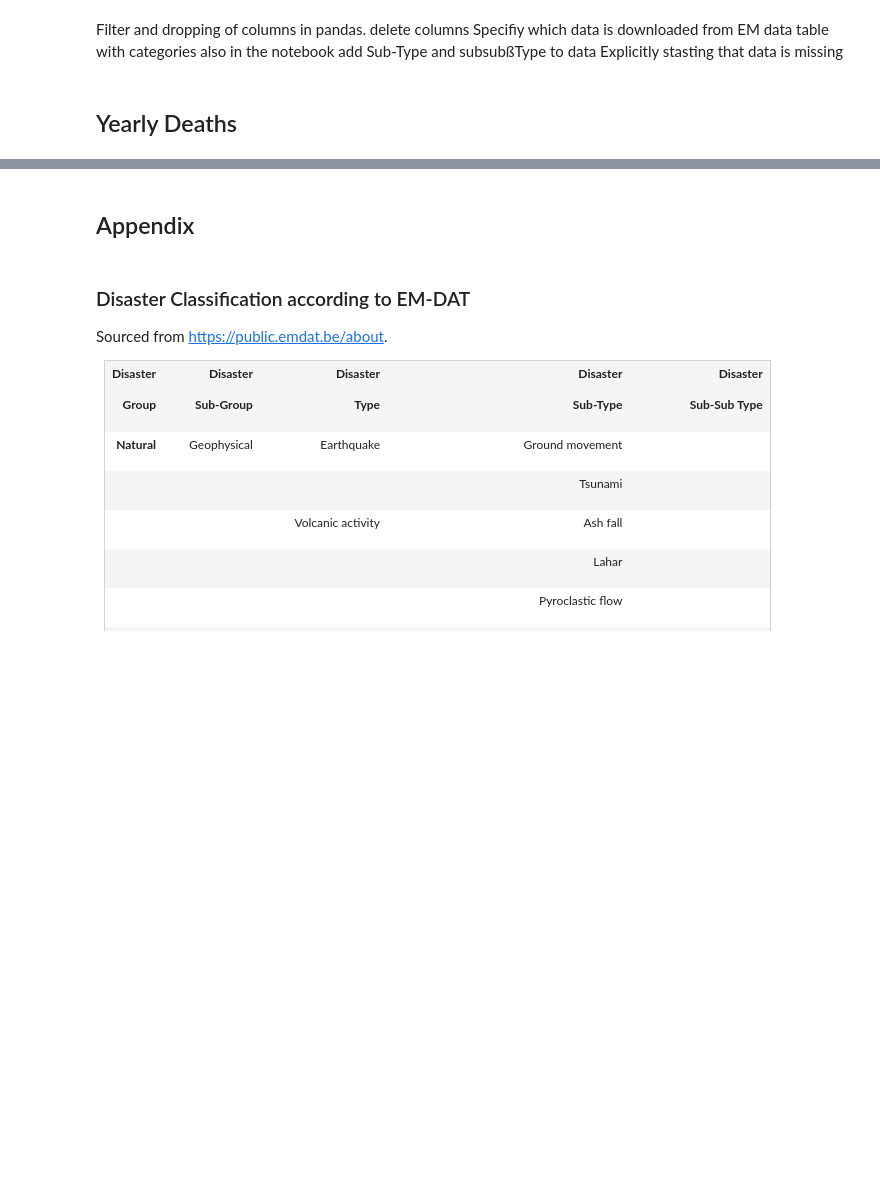
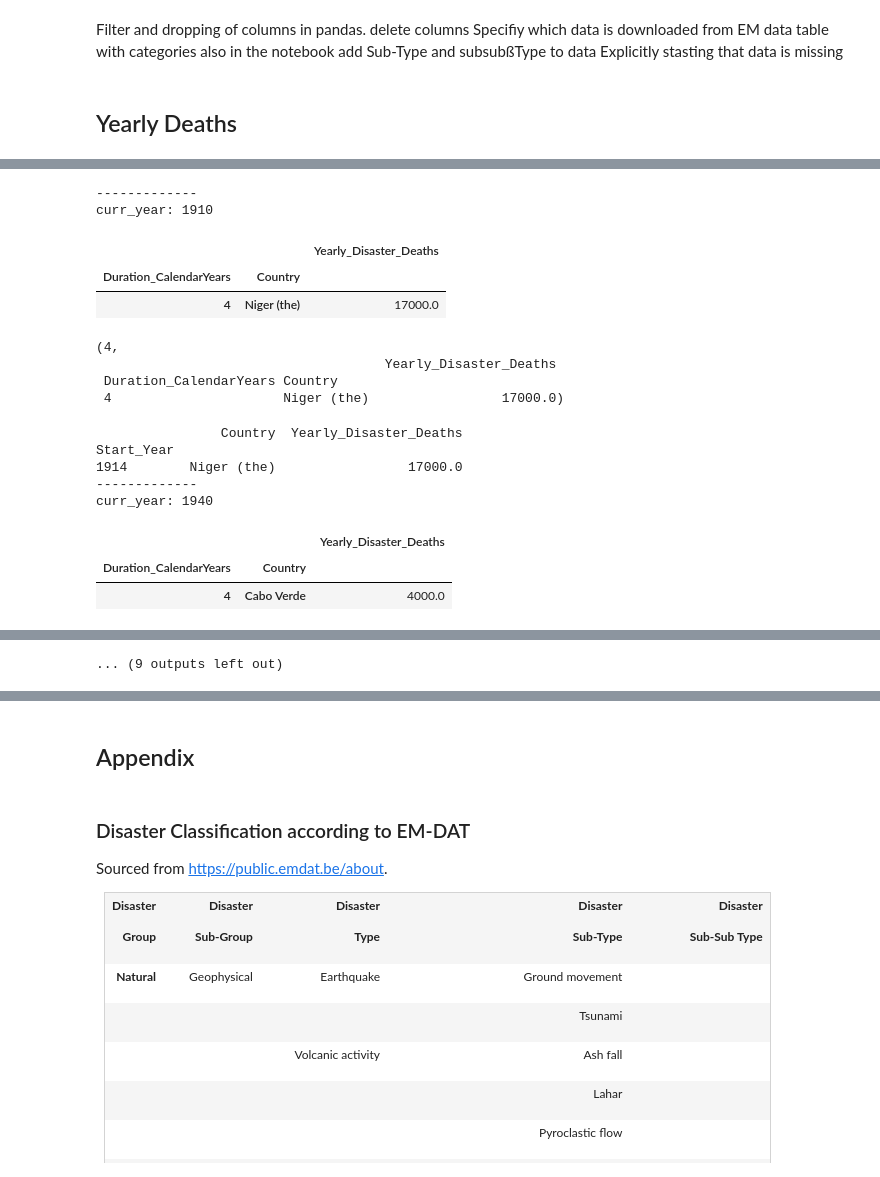
Before and after one commit to r-Files/DOPP, a Jupyter notebook: jupyter_notebooks/lab_loading_transformation.ipynb, the cells around one changed output, grey strips where cells are left out. Cells and saved outputs as stored; diff of their text form; code cells hidden in the pictures; blank space fills up the shorter version.

```diff
--- a/jupyter_notebooks/lab_loading_transformation.ipynb
+++ b/jupyter_notebooks/lab_loading_transformation.ipynb
@@ -187,0 +191,78 @@ df["Yearly_Disaster_Deaths"] = df["Total_Deaths"].div(df["Duration_CalendarYears
+# %%
+
+min_start_year = df["Start_Year"].min()
+max_start_year = df["Start_Year"].max()
+
+
+index_value_dict = OrderedDict()
+for label in custom_index:
+    index_value_dict[label] = list(df[label].unique())
+custom_index_values = list(index_value_dict.values())
+index_labels = ["Start_Year"] + custom_index
+
+
+intra_year_disasters = df.loc[df["Duration_CalendarYears"]==0, ["Total_Deaths"] + index_labels]
+perennial_disasters = df.loc[df["Duration_CalendarYears"]!=0, ["Yearly_Disaster_Deaths", "Duration_CalendarYears"] + index_labels]
+
+complete_year_range = range(min_start_year, max_start_year+1)
+result_index = pd.MultiIndex.from_product(iterables=[complete_year_range] + custom_index_values, names=index_labels)
+empty_series = pd.Series(data=0, name="Total_Deaths", index=result_index)
+
+intra_year_disaster_deaths = intra_year_disasters.groupby(index_labels).sum()
+intra_year_disaster_deaths = intra_year_disaster_deaths.loc[:,"Total_Deaths"]
+
+deaths_per_year = empty_series.add(intra_year_disaster_deaths, fill_value=0).astype("float32") # will be filled with perennial disaster_deaths later
+
+def _flatten_death_distr(year_df: pd.DataFrame):
+
+    global deaths_per_year
+    curr_year = year_df['Start_Year'].iloc[0]
+    year_df.dropna(axis=0, inplace=True)
+    if len(year_df)==0:
+        return
+    print("-------------")
+    print(f"curr_year: {curr_year}")
+    yearly_deaths_by_duration = year_df[["Duration_CalendarYears" ,"Yearly_Disaster_Deaths"] + custom_index].groupby(["Duration_CalendarYears"] + custom_index, as_index=False).sum()
+
+    display(yearly_deaths_by_duration)
+    #yearly_deaths_by_duration["Start_Year"] = yearly_deaths_by_duration["Duration_CalendarYears"]# + curr_year
+    #add_series = yearly_deaths_by_duration.drop("Duration_CalendarYears", axis=1).set_index(index_labels)["Yearly_Disaster_Deaths"].rename("Total_Deaths")
+    #deaths_per_year = deaths_per_year.add(add_series, fill_value=0)
+    if curr_year > 1973:
+        import sys
+        sys.exit()
+
+    duration_df:pd.DataFrame
+    for Duration_CalendarYears, duration_df in yearly_deaths_by_duration.groupby(level="Duration_CalendarYears"):
+        duration_df.reset_index(inplace="True")
+        year_range = range(curr_year, curr_year + Duration_CalendarYears +1)
+        add_series_index = duration_df.index.get_level
+        duration_df.reset_index(inplace=True)
+        duration_df["Start_Year"] = duration_df["Duration_CalendarYears"] + curr_year
+        year_df = duration_df.drop("Duration_CalendarYears", axis=1).set_index("Start_Year")
+        print(year_df)
+        break
+        add_series = pd.Series(index=year_index, data=Yearly_Disaster_Deaths, dtype="float32", name="Total_Deaths")
+        deaths_per_year = deaths_per_year.add(add_series, fill_value=0)
+
+perennial_disasters.groupby("Start_Year", as_index=False).apply(_flatten_death_distr)
+deaths_per_year = deaths_per_year.groupby(level=0).sum()
+deaths_per_year
+# %% [output]
+-------------
+curr_year: 1910
+|  |  | Yearly_Disaster_Deaths |
+| Duration_CalendarYears | Country |  |
+| 4 | Niger (the) | 17000.0 |
+(4,
+                                     Yearly_Disaster_Deaths
+ Duration_CalendarYears Country
+ 4                      Niger (the)                 17000.0)
+                Country  Yearly_Disaster_Deaths
+Start_Year
+1914        Niger (the)                 17000.0
+-------------
+curr_year: 1940
+|  |  | Yearly_Disaster_Deaths |
+| Duration_CalendarYears | Country |  |
+| 4 | Cabo Verde | 4000.0 |
@@ -187,0 +297 @@ df["Yearly_Disaster_Deaths"] = df["Total_Deaths"].div(df["Duration_CalendarYears
+... (9 outputs left out)
```
Also changed, not shown: parts of 8 cells of this notebook.
